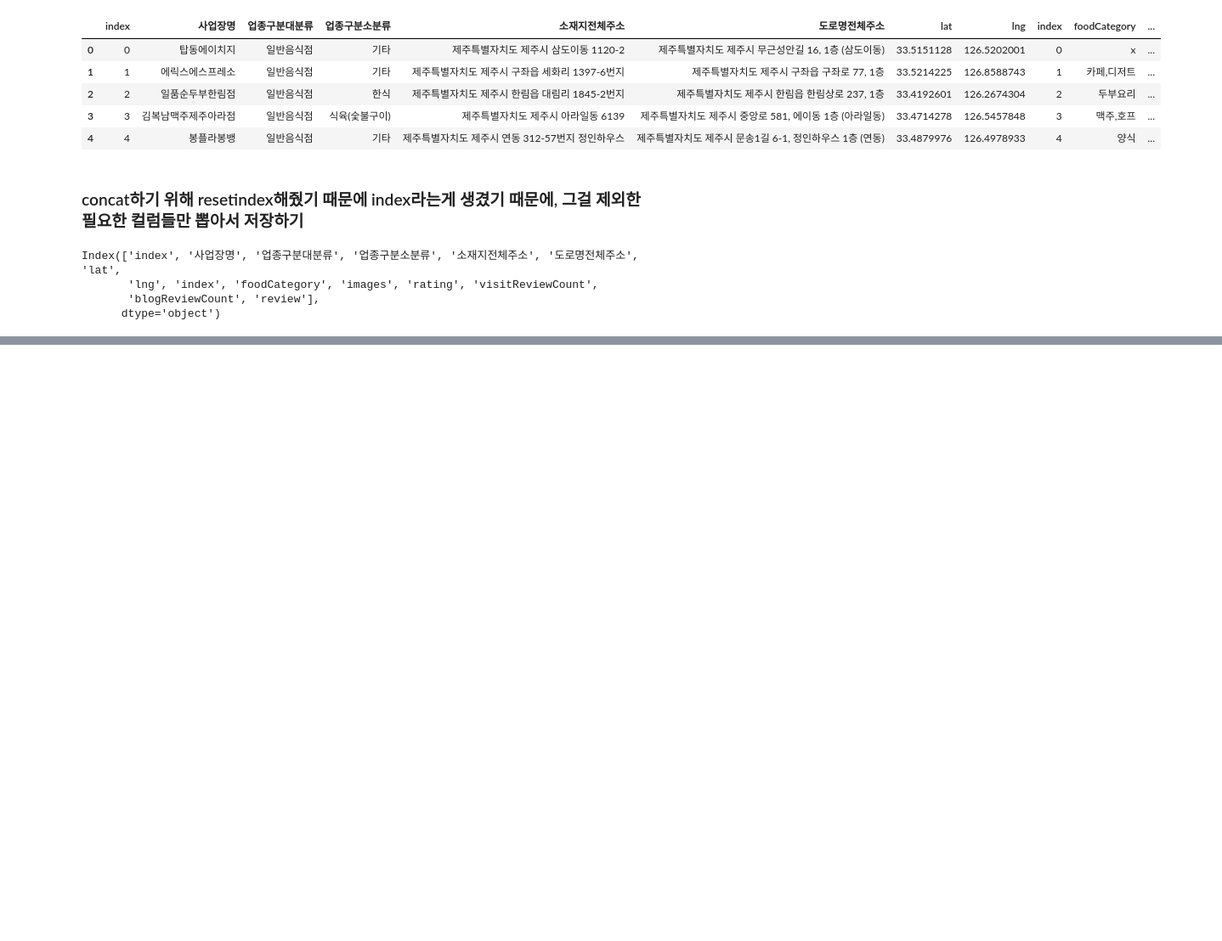
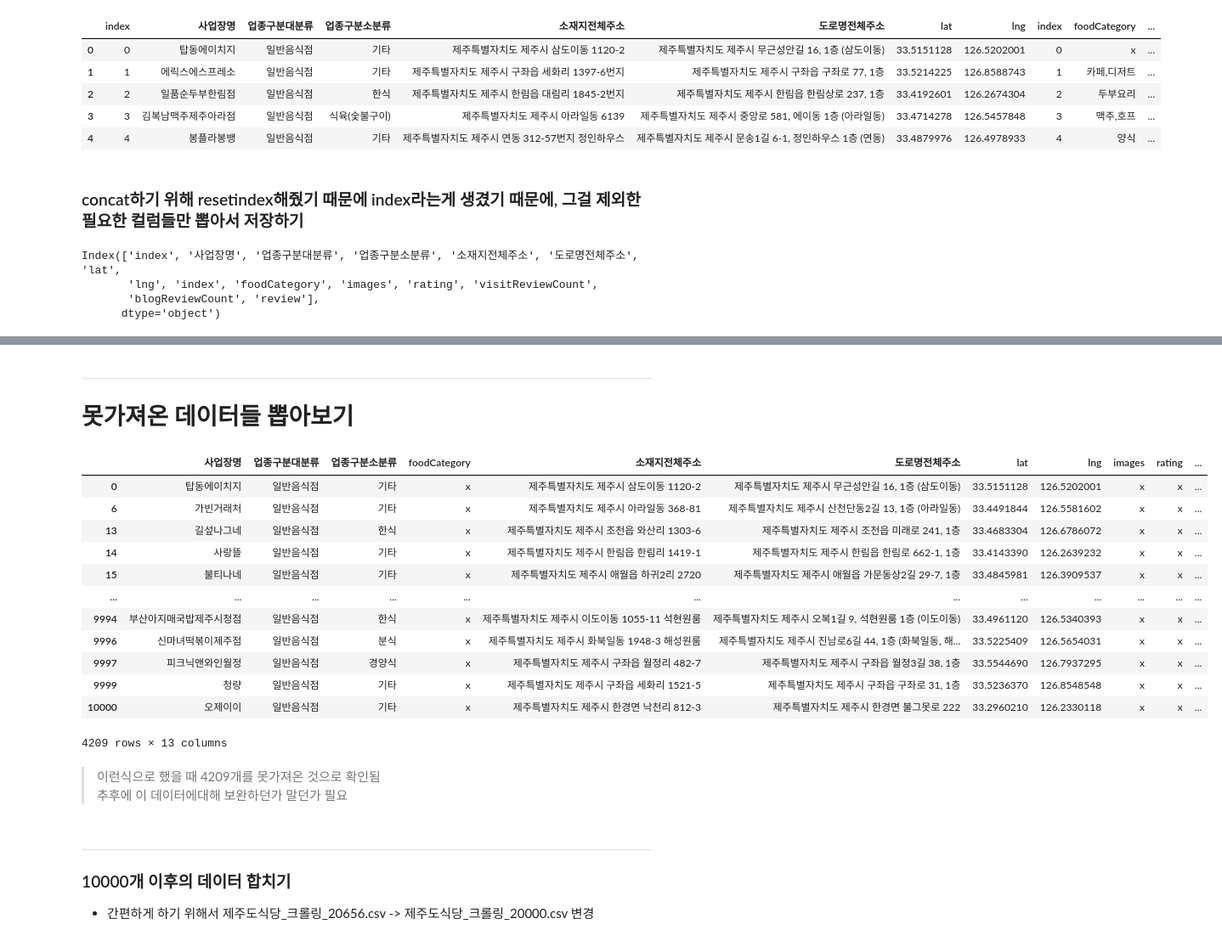
Before and after one commit to JejuTravelApp/DataAnalysis, a Jupyter notebook: TY_크롤링데이터전처리.ipynb, the cells around one changed output, grey strips where cells are left out. Shown at 85% size. Drawn from its saved outputs; the diff is of its cells as text; code cells hidden in the pictures; blank space fills up the shorter version.

```diff
--- a/TY_크롤링데이터전처리.ipynb
+++ b/TY_크롤링데이터전처리.ipynb
@@ -119,3 +119,29 @@ concat_result_df.head()
 # %%
 # 앱에서 쓸 json데이터 테스트용(10000)개만 있는거 저장
 concat_result_df.to_json("Data/제주도식당Data.json", orient='records', force_ascii=False)
+# %% [markdown]
+---
+# 못가져온 데이터들 뽑아보기
+# %%
+concat_result_df[concat_result_df['review'] == "x"]
+# %% [output]
+|  | 사업장명 | 업종구분대분류 | 업종구분소분류 | foodCategory | 소재지전체주소 | 도로명전체주소 | lat | lng | images | rating | ... |
+| 0 | 탑동에이치지 | 일반음식점 | 기타 | x | 제주특별자치도 제주시 삼도이동 1120-2 | 제주특별자치도 제주시 무근성안길 16, 1층 (삼도이동) | 33.5151128 | 126.5202001 | x | x | ... |
+| 6 | 가빈거래처 | 일반음식점 | 기타 | x | 제주특별자치도 제주시 아라일동 368-81 | 제주특별자치도 제주시 산천단동2길 13, 1층 (아라일동) | 33.4491844 | 126.5581602 | x | x | ... |
+| 13 | 길섶나그네 | 일반음식점 | 한식 | x | 제주특별자치도 제주시 조천읍 와산리 1303-6 | 제주특별자치도 제주시 조천읍 미래로 241, 1층 | 33.4683304 | 126.6786072 | x | x | ... |
+| 14 | 사랑뜰 | 일반음식점 | 기타 | x | 제주특별자치도 제주시 한림읍 한림리 1419-1 | 제주특별자치도 제주시 한림읍 한림로 662-1, 1층 | 33.4143390 | 126.2639232 | x | x | ... |
+| 15 | 불티나네 | 일반음식점 | 기타 | x | 제주특별자치도 제주시 애월읍 하귀2리 2720 | 제주특별자치도 제주시 애월읍 가문동상2길 29-7, 1층 | 33.4845981 | 126.3909537 | x | x | ... |
+| ... | ... | ... | ... | ... | ... | ... | ... | ... | ... | ... | ... |
+| 9994 | 부산아지매국밥제주시청점 | 일반음식점 | 한식 | x | 제주특별자치도 제주시 이도이동 1055-11 석현원룸 | 제주특별자치도 제주시 오복1길 9, 석현원룸 1층 (이도이동) | 33.4961120 | 126.5340393 | x | x | ... |
+| 9996 | 신마녀떡볶이제주점 | 일반음식점 | 분식 | x | 제주특별자치도 제주시 화북일동 1948-3 해성원룸 | 제주특별자치도 제주시 진남로6길 44, 1층 (화북일동, 해... | 33.5225409 | 126.5654031 | x | x | ... |
+| 9997 | 피크닉앤와인월정 | 일반음식점 | 경양식 | x | 제주특별자치도 제주시 구좌읍 월정리 482-7 | 제주특별자치도 제주시 구좌읍 월정3길 38, 1층 | 33.5544690 | 126.7937295 | x | x | ... |
+| 9999 | 청량 | 일반음식점 | 기타 | x | 제주특별자치도 제주시 구좌읍 세화리 1521-5 | 제주특별자치도 제주시 구좌읍 구좌로 31, 1층 | 33.5236370 | 126.8548548 | x | x | ... |
+| 10000 | 오제이이 | 일반음식점 | 기타 | x | 제주특별자치도 제주시 한경면 낙천리 812-3 | 제주특별자치도 제주시 한경면 불그못로 222 | 33.2960210 | 126.2330118 | x | x | ... |
+4209 rows × 13 columns
+# %% [markdown]
+> 이런식으로 했을 때 4209개를 못가져온 것으로 확인됨
+추후에 이 데이터에대해 보완하던가 말던가 필요
+# %% [markdown]
+---
+### 10000개 이후의 데이터 합치기
+- 간편하게 하기 위해서 제주도식당_크롤링_20656.csv -> 제주도식당_크롤링_20000.csv 변경
```
Also changed, not shown: parts of 11 cells of this notebook, 5 other files.
